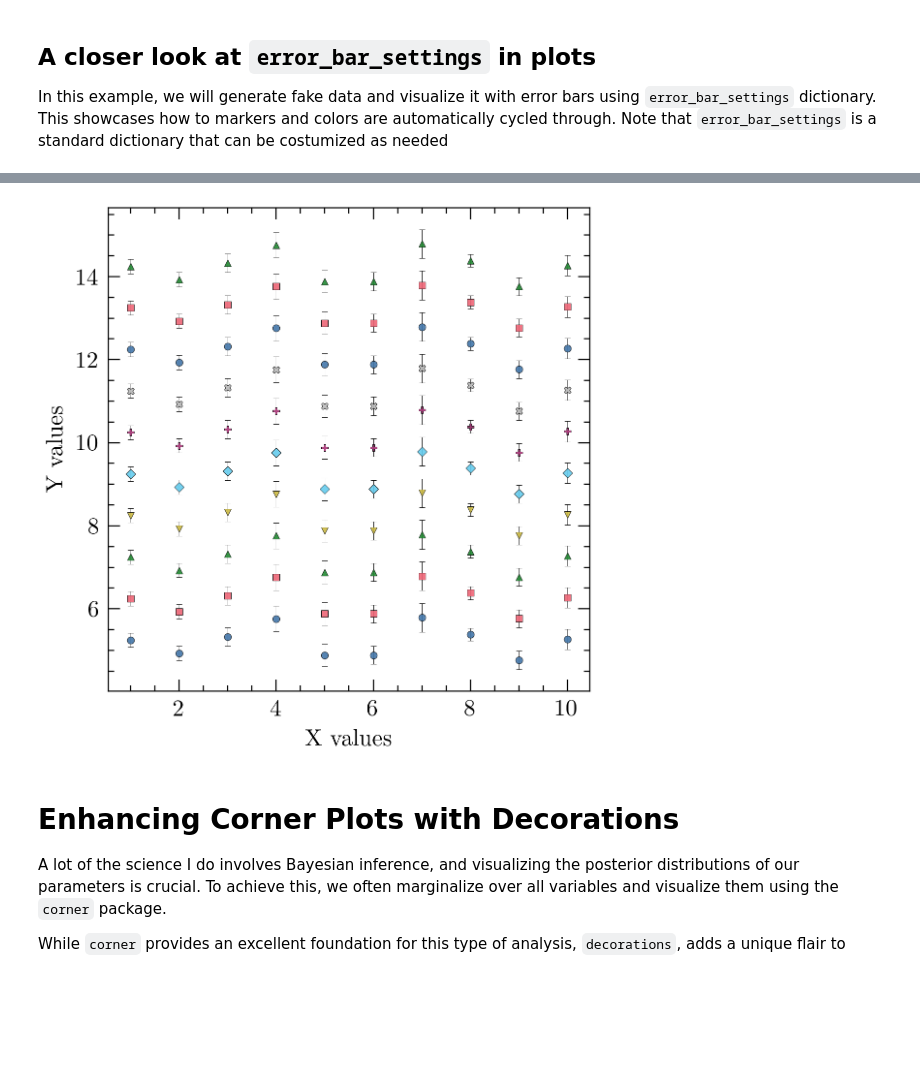
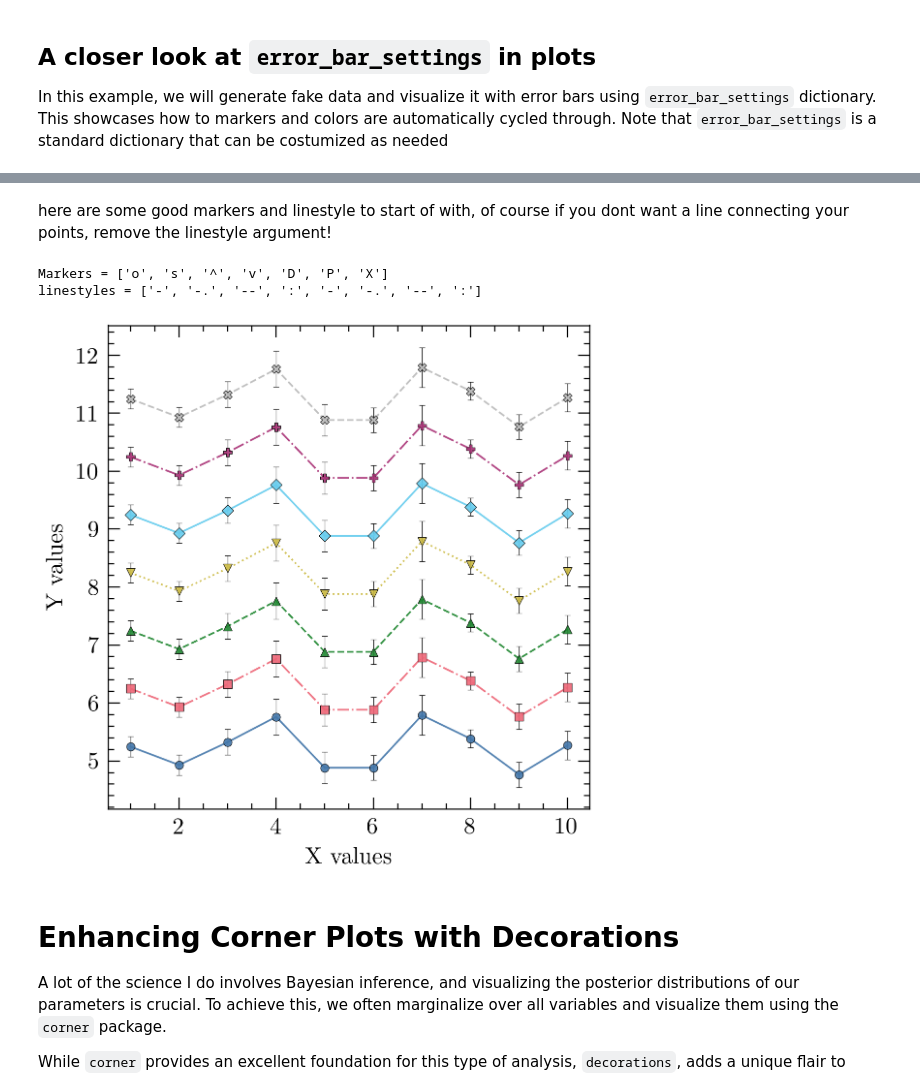
Before and after one commit to edgar-perez-vidal/decorations, a Jupyter notebook: decorations_quickstart.ipynb, the cells around one changed output, grey strips where cells are left out. Cells and saved outputs as stored; diff of their text form; code cells hidden in the pictures; blank space fills up the shorter version.

```diff
--- a/decorations_quickstart.ipynb
+++ b/decorations_quickstart.ipynb
@@ -209,0 +210,2 @@ error_bar_settings
+# %% [markdown]
+here are some good markers and linestyle to start of with, of course if you dont want a line connecting your points, remove the linestyle argument!
@@ -210,28 +214,35 @@ error_bar_settings
+# %%
+print(f"""
+Markers = {markers}
+linestyles = {linestyles}""")
+# %% [output]
+Markers = ['o', 's', '^', 'v', 'D', 'P', 'X']
+linestyles = ['-', '-.', '--', ':', '-', '-.', '--', ':']
 # %%
 import numpy as np
 
 # Generate fake data
 np.random.seed(42)
 x = np.linspace(1, 10, 10)
 y1 = np.random.normal(5, 0.5, size=len(x))
 # Errors
 yerr1 = np.random.uniform(0.1, 0.5, size=len(x))
 
 fig, ax = plt.subplots(dpi = 175)
 # Plot the data with error bars and cycle marker shapes
-for i in np.arange(10):
-    ax.errorbar(x, y1+i, yerr=yerr1,**error_bar_settings)
+for i in np.arange(7):
+    ax.errorbar(x, y1+i, yerr=yerr1,fmt = markers[i], linestyle= linestyles[i], **error_bar_settings)
 
 
 # Add labels and legend
 ax.set_xlabel('X values')
 ax.set_ylabel('Y values')
 
 # Show the plot
 plt.tight_layout()
 plt.show()
 # %% [output]
-[figure, old version]
+[figure, new version]
 # %% [markdown]
 # Enhancing Corner Plots with Decorations
 
```
Also changed, not shown: parts of 7 cells of this notebook, 7 other files.
